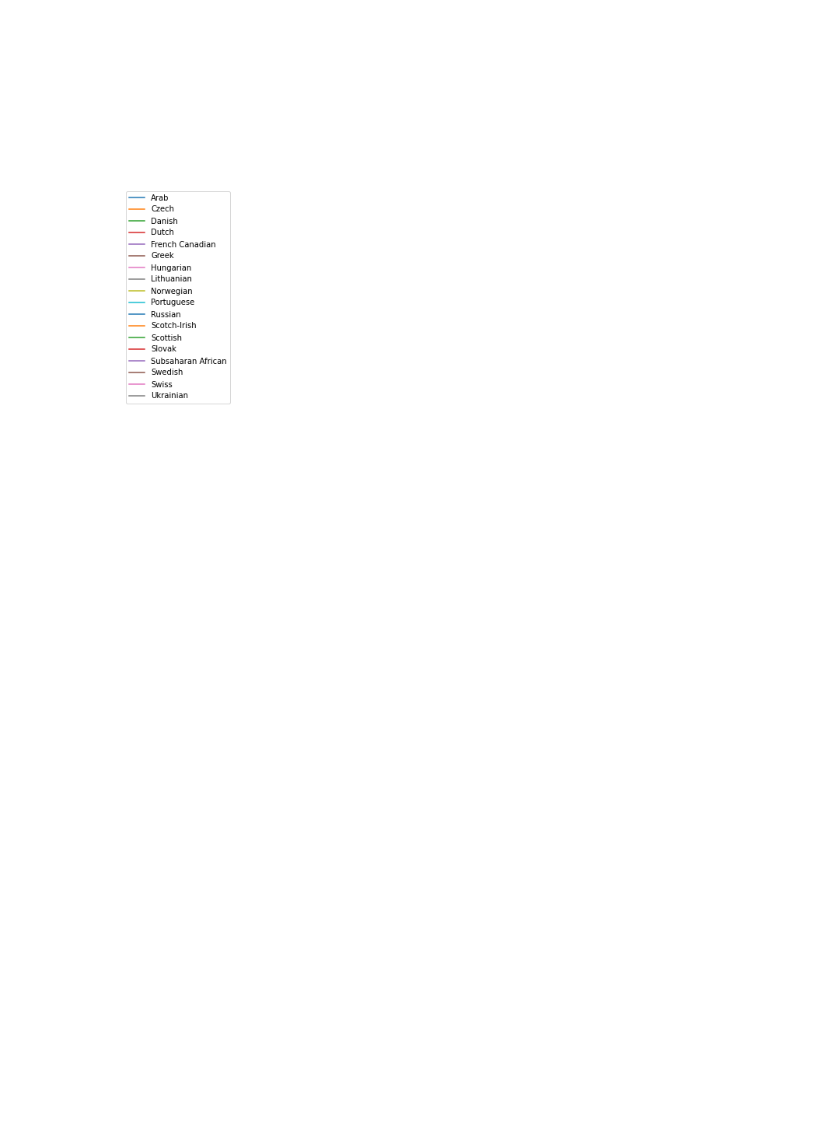
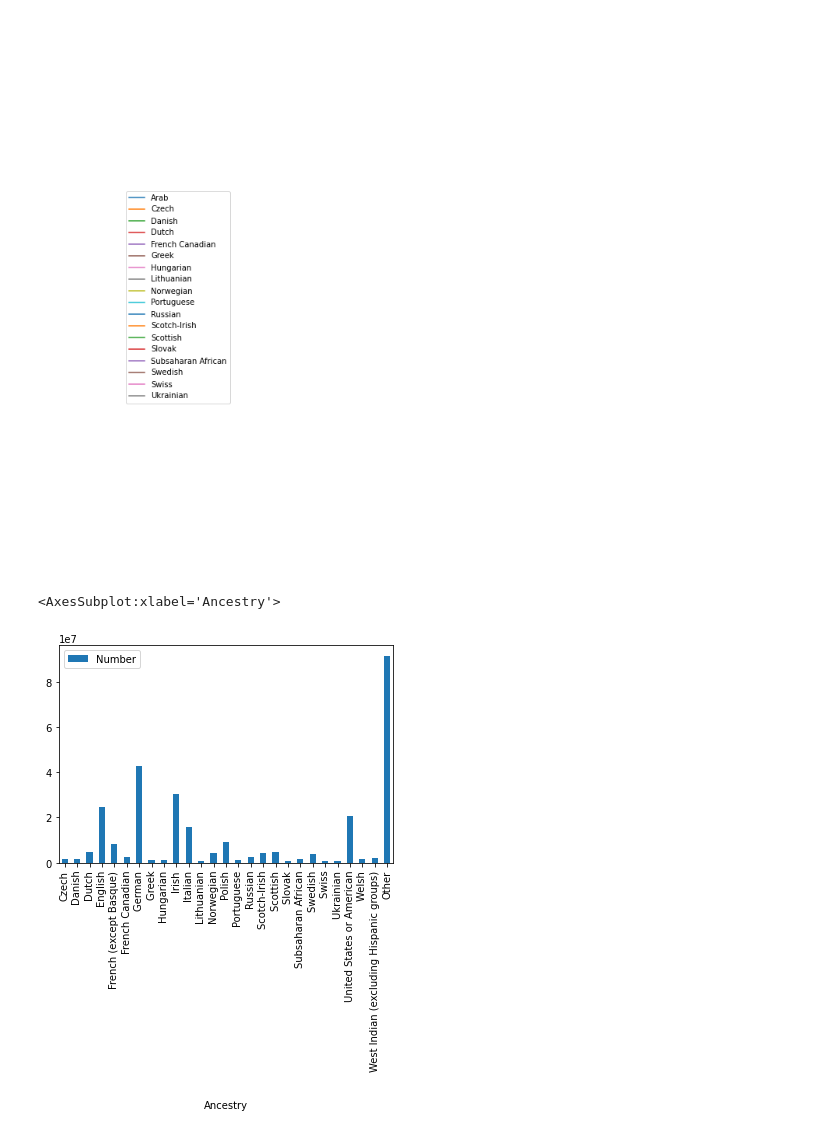
Before and after one commit to ljstaib/cs506-finalProject, a Jupyter notebook: Deliverable-2/exploration.ipynb, the cells around one changed output. Cells and saved outputs as stored; diff of their text form; code cells hidden in the pictures; blank space fills up the shorter version.

Commit message:
Added data for year 2000

```diff
--- a/Deliverable-2/exploration.ipynb
+++ b/Deliverable-2/exploration.ipynb
@@ -618,3 +619,25 @@ PATH = "/Users/Arnaud/Desktop/cs506-Project/Deliverable-2/"
 Image(filename = PATH + "legend_s.png", width=500, height=500)
 # %% [output]
 [figure]
+# %%
+# Data from: https://data.census.gov/cedsci/table?t=Place%20of%20Birth&y=2000&tid=DECENNIALDPSF32000.DP2
+
+df_2000 = pd.read_csv('./data/census2000/census2000.csv', skiprows=86, nrows = 27)
+df_2000.columns=['Ancestry', 'Number', 'Percent']
+
+# Fix row names
+df_2000.loc[0, 'Ancestry'] = 'Czech'
+df_2000.loc[4, 'Ancestry'] = 'French (except Basque)'
+df_2000.loc[5, 'Ancestry'] = 'French Canadian'
+df_2000.loc[9, 'Ancestry'] = 'Irish'
+df_2000.loc[26, 'Ancestry'] = 'Other'
+# %%
+# Create bar chart
+labels_2000 = df_2000['Ancestry']
+population_data_2000 = df_2000['Number']
+df_2000.replace(',','', regex=True, inplace=True)
+df_2000['Number'] = df_2000['Number'].astype(int)
+df_2000.plot(x="Ancestry", y=["Number"], kind="bar")
+# %% [output]
+<AxesSubplot:xlabel='Ancestry'>
+[figure, added]
```
Also changed, not shown: parts of 6 cells of this notebook, 1 other file.
